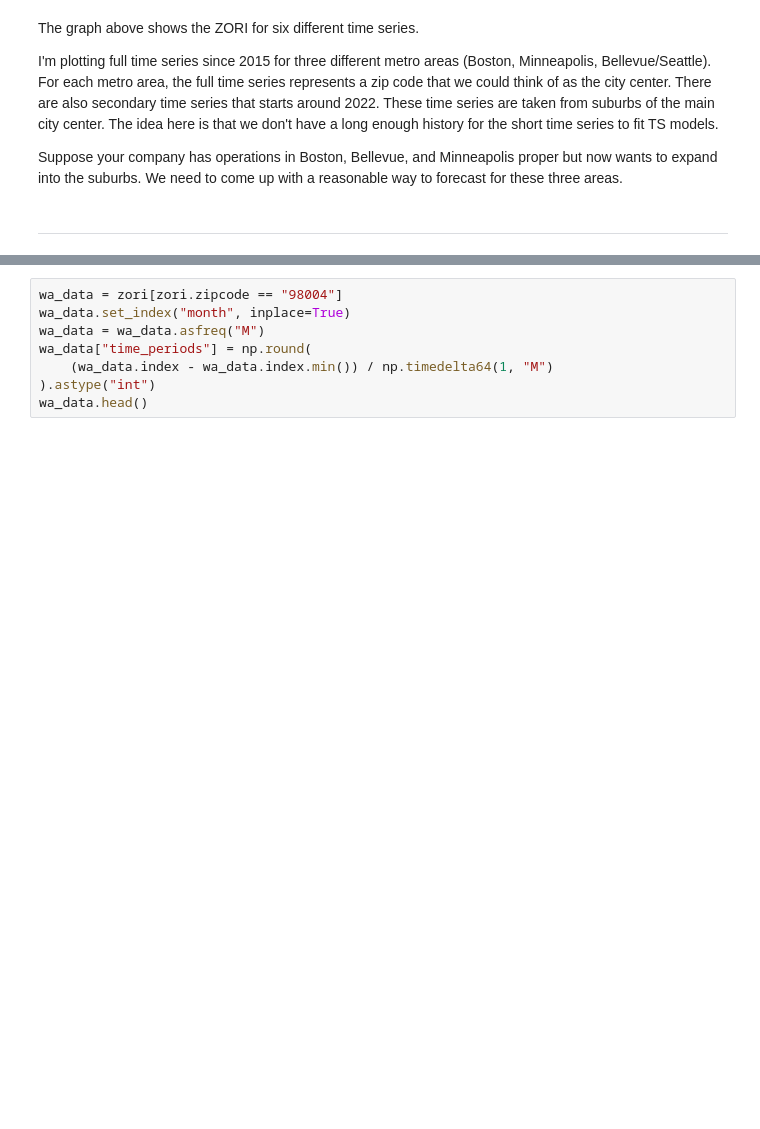
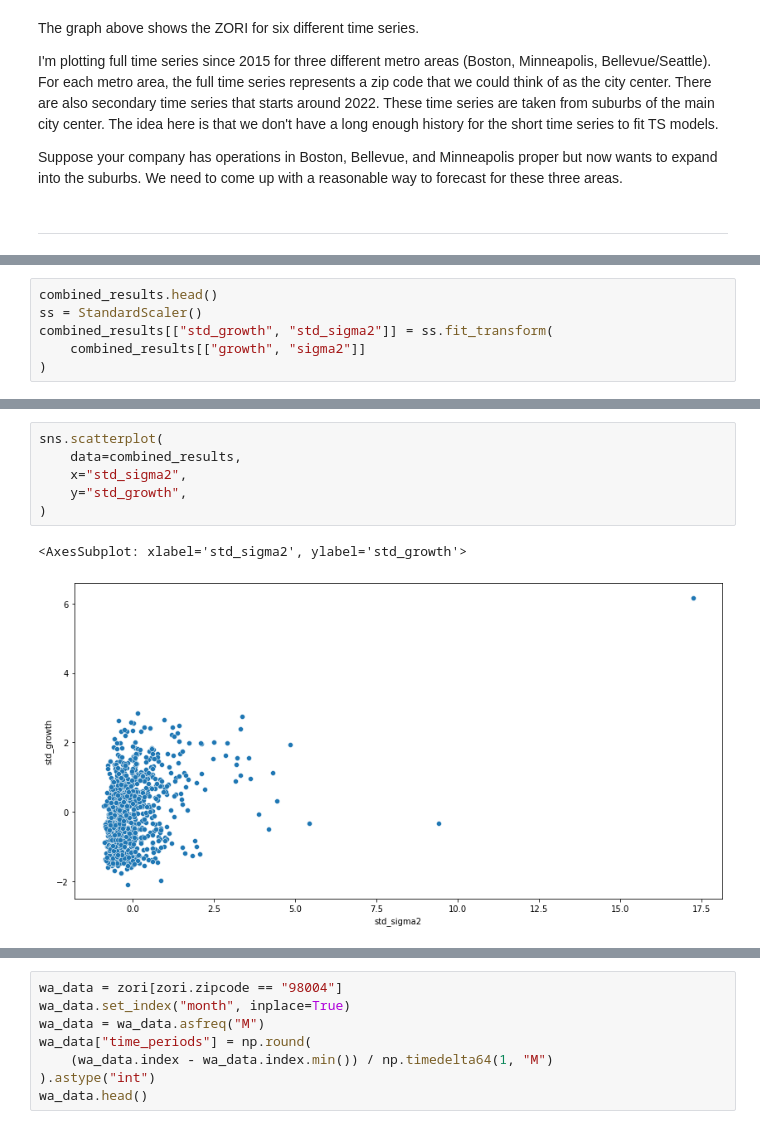
Before and after one commit to ichbinallen/zori_zori, a Jupyter notebook: notebooks/Zori_Rents.ipynb, the cells around one changed output, grey strips where cells are left out. Saved outputs shown, nothing was run; the diff lists cells and outputs as text; blank space fills up the shorter version.

```diff
--- a/notebooks/Zori_Rents.ipynb
+++ b/notebooks/Zori_Rents.ipynb
@@ -349,0 +339,6 @@ sns.scatterplot(
+# %%
+combined_results.head()
+ss = StandardScaler()
+combined_results[["std_growth", "std_sigma2"]] = ss.fit_transform(
+    combined_results[["growth", "sigma2"]]
+)
@@ -349,0 +347,9 @@ sns.scatterplot(
+# %%
+sns.scatterplot(
+    data=combined_results,
+    x="std_sigma2",
+    y="std_growth",
+)
+# %% [output]
+<AxesSubplot: xlabel='std_sigma2', ylabel='std_growth'>
+[figure, added]
```
Also changed, not shown: parts of 60 cells of this notebook.
